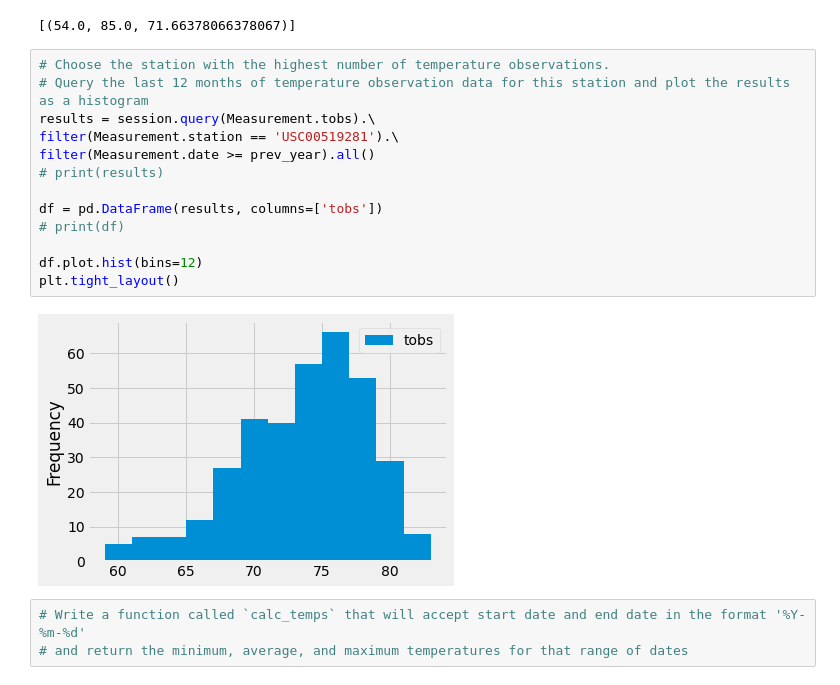
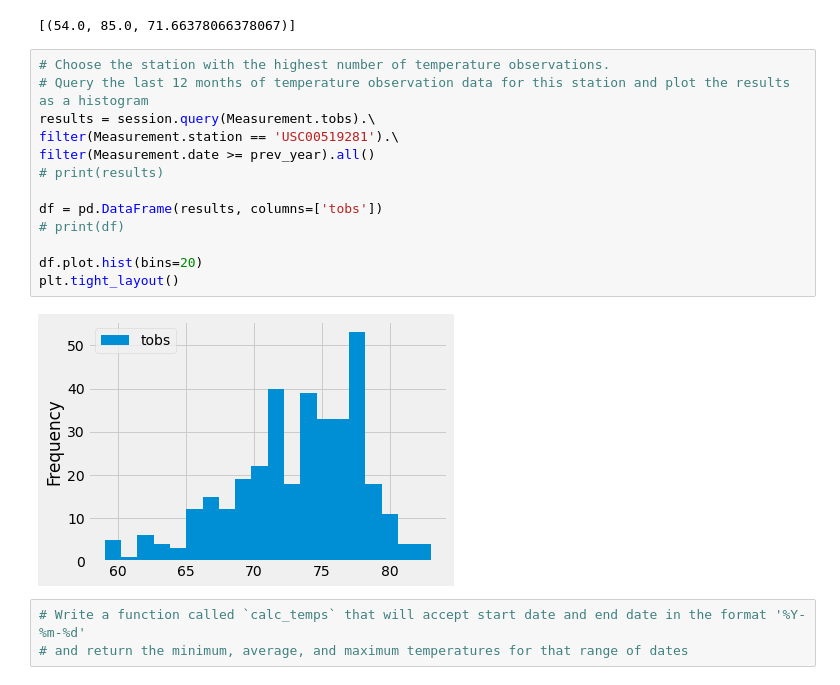
Before and after one commit to rlook3/surfs_up, a Jupyter notebook: climate_analysis.ipynb, the cells around one changed output. Saved outputs shown, nothing was run; the diff lists cells and outputs as text.

```diff
--- a/climate_analysis.ipynb
+++ b/climate_analysis.ipynb
@@ -108,18 +108,18 @@ filter(Measurement.station == 'USC00519281').all()
 # %%
 # Choose the station with the highest number of temperature observations.
 # Query the last 12 months of temperature observation data for this station and plot the results as a histogram
 results = session.query(Measurement.tobs).\
 filter(Measurement.station == 'USC00519281').\
 filter(Measurement.date >= prev_year).all()
 # print(results)
 
 df = pd.DataFrame(results, columns=['tobs'])
 # print(df)
 
-df.plot.hist(bins=12)
+df.plot.hist(bins=20)
 plt.tight_layout()
 # %% [output]
-[figure, old version]
+[figure, new version]
 # %%
 # Write a function called `calc_temps` that will accept start date and end date in the format '%Y-%m-%d'
 # and return the minimum, average, and maximum temperatures for that range of dates
```
Also changed, not shown: 1 other file.
